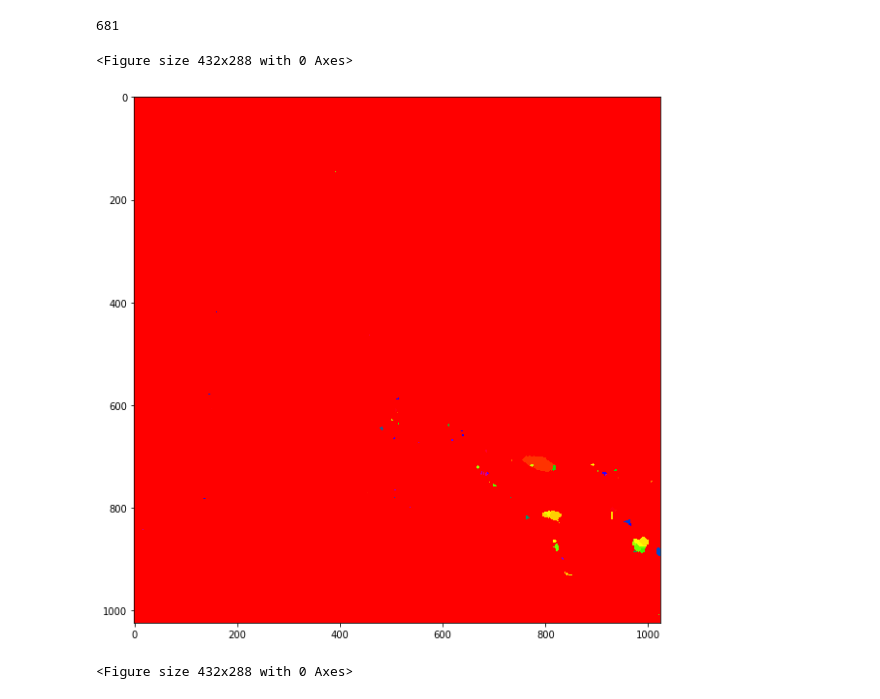
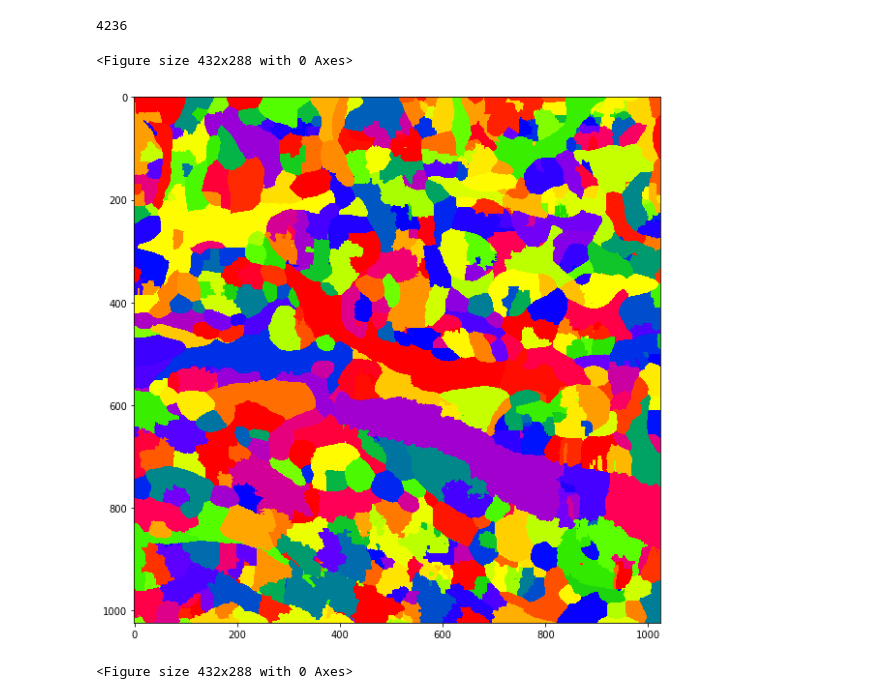
Before and after one commit to tony-mtz/3d_segmentation, a Jupyter notebook: watershed.ipynb, the cells around one changed output. Drawn from its saved outputs; the diff is of its cells as text; code cells hidden in the pictures.

Commit message:
merge images in large chunks

```diff
--- a/watershed.ipynb
+++ b/watershed.ipynb
@@ -13,5 +10,13 @@ image_name = 'top23_thresh.tif'
+# %%
+path_to_experiment = 'experiments/unet_res/'
+img1 = 'top35_thresh_1.tif'
+img2 = 'mid36_thresh_2.tif'
+img3 = 'last29_thresh_3.tif'
 # %%
-neur = imread(path_to_experiment+image_name)
-neur = np.rollaxis(neur, 0,3)
+neur1 = imread(path_to_experiment+img1)
+neur2 = imread(path_to_experiment+img2)
+neur3 = imread(path_to_experiment+img3)
+# neur = np.rollaxis(neur, 0,3)
+neur = np.concatenate((neur1,neur2,neur3), axis=0)
 neur.shape
 # %% [output]
@@ -23,20 +45,20 @@ neur.shape
 start here with  h_minima
 invert the map when passing into min or watershed
 '''
-h_min, h_n = nd.label(h_minima(-neur,.2))
+h_min, h_n = nd.label(h_minima(-neur,.01))
 # %%
 h_n
 # %% [output]
-681
+4236
 # %%
 water_s = watershed(-neur, h_min)
 # %%
 # np.unique(water_s)
 # %%
-image_gray(water_s[:,:,5],10,'prism')
+image_gray(water_s[:,:,0],10,'prism')
 # %% [output]
 <Figure size 432x288 with 0 Axes>
-[figure, old version]
+[figure, new version]
 # %%
 image_gray(water_s[:,:,15],10,'prism')
 # %% [output]
```
Also changed, not shown: parts of 6 cells of this notebook, 3 other files.
